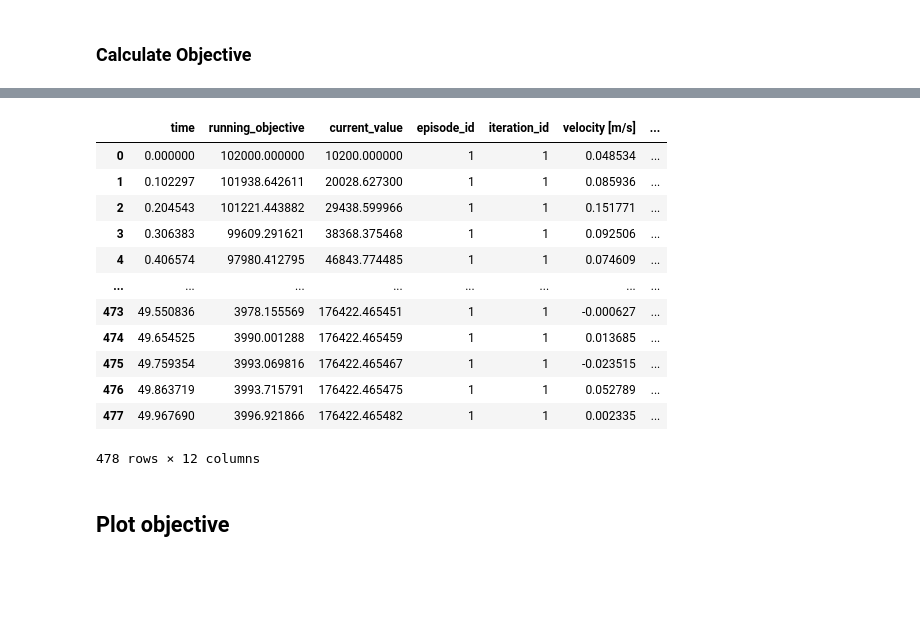
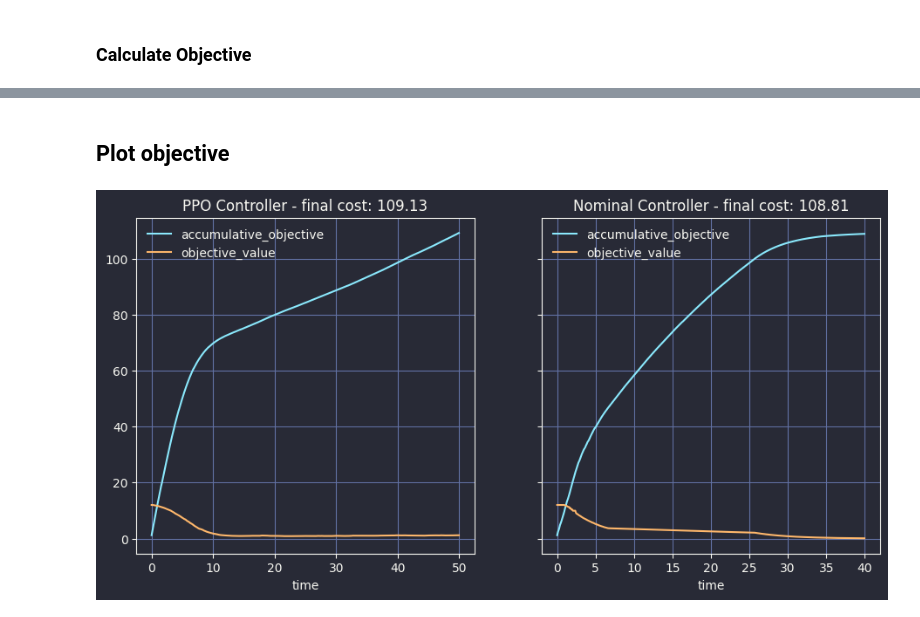
Before and after one commit to thd-research/regelum-playground, a Jupyter notebook: notebooks/check_log_and_compare_objective.ipynb, the cells around one changed output, grey strips where cells are left out. Cells and saved outputs as stored; diff of their text form; code cells hidden in the pictures; blank space fills up the shorter version.

Commit message:
add experiment class

```diff
--- a/notebooks/check_log_and_compare_objective.ipynb
+++ b/notebooks/check_log_and_compare_objective.ipynb
@@ -21,10 +82,10 @@ file_path="/home/tcc/huyhoang/regelum-control/regelum_data/outputs/2024-08-12/18
 # %%
 exp_path="/home/robosrv/huyhoang/regelum-playground/regelum_data/outputs/2024-08-20/14-38-30/0"
 chosen_name="observations_actions_it_00001"
-df = get_df_historical_data(exp_path, chosen_name)
+ppo_exp = ExperimentData(exp_path, chosen_name)
 
 ref_exp_path="/home/robosrv/huyhoang/regelum-playground/regelum_data/outputs/2024-08-20/14-45-59/0"
 ref_chosen_name="observations_actions_it_00001"
-ref_df = get_df_historical_data(ref_exp_path, ref_chosen_name)
+nominal_exp = ExperimentData(ref_exp_path, ref_chosen_name)
 # %% [markdown]
 ## Get sampling time
@@ -111,18 +108,2 @@ ref_df["accumulative_objective"] = ref_df["objective_value"].apply(lambda x: x*r
-# %%
-df
-# %% [output]
-|  | time | running_objective | current_value | episode_id | iteration_id | velocity [m/s] | ... |
-| 0 | 0.000000 | 102000.000000 | 10200.000000 | 1 | 1 | 0.048534 | ... |
-| 1 | 0.102297 | 101938.642611 | 20028.627300 | 1 | 1 | 0.085936 | ... |
-| 2 | 0.204543 | 101221.443882 | 29438.599966 | 1 | 1 | 0.151771 | ... |
-| 3 | 0.306383 | 99609.291621 | 38368.375468 | 1 | 1 | 0.092506 | ... |
-| 4 | 0.406574 | 97980.412795 | 46843.774485 | 1 | 1 | 0.074609 | ... |
-| ... | ... | ... | ... | ... | ... | ... | ... |
-| 473 | 49.550836 | 3978.155569 | 176422.465451 | 1 | 1 | -0.000627 | ... |
-| 474 | 49.654525 | 3990.001288 | 176422.465459 | 1 | 1 | 0.013685 | ... |
-| 475 | 49.759354 | 3993.069816 | 176422.465467 | 1 | 1 | -0.023515 | ... |
-| 476 | 49.863719 | 3993.715791 | 176422.465475 | 1 | 1 | 0.052789 | ... |
-| 477 | 49.967690 | 3996.921866 | 176422.465482 | 1 | 1 | 0.002335 | ... |
-478 rows × 12 columns
 # %% [markdown]
 ## Plot objective
@@ -152,0 +110,9 @@ ax.grid()
+# %%
+import matplotlib.pyplot as plt
+
+
+fig, ax = plt.subplots(1, 2, figsize=(11, 5), sharey=True)
+ppo_exp.plot_cost(ax[0], "PPO Controller")
+nominal_exp.plot_cost(ax[1], "Nominal Controller")
+# %% [output]
+[figure, added]
```
Also changed, not shown: parts of 12 cells of this notebook.
